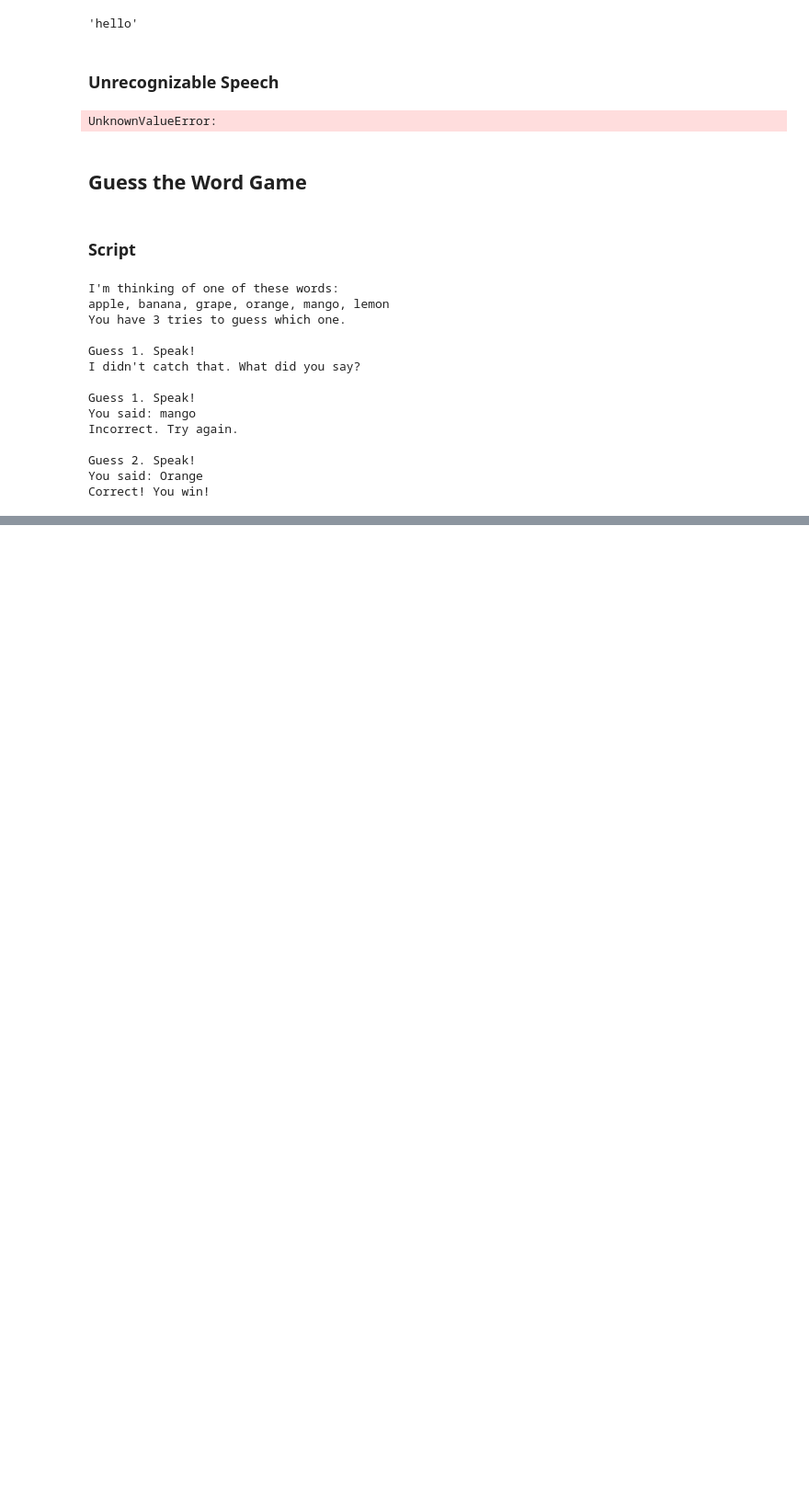
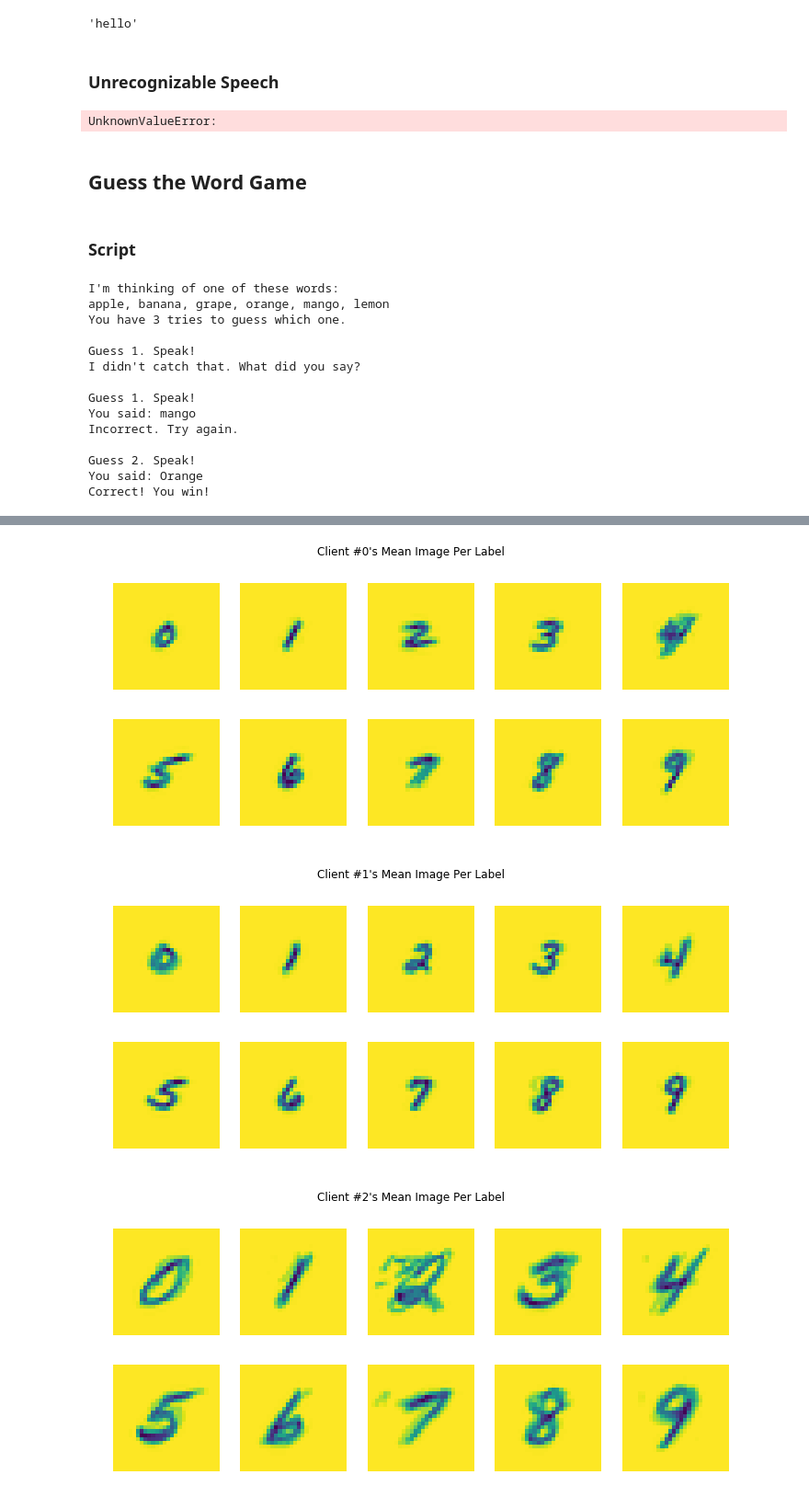
Before and after one commit to dartmouth-cs98/hack-a-thing-1-shreyas, a Jupyter notebook: python-ML-tutorial.ipynb, the cells around one changed output, grey strips where cells are left out. Shown: that part at 92% size. Saved outputs shown, nothing was run; the diff lists cells and outputs as text; code cells hidden in the pictures; blank space fills up the shorter version.

```diff
--- a/python-ML-tutorial.ipynb
+++ b/python-ML-tutorial.ipynb
@@ -495,0 +583,21 @@ Correct! You win!
+# %%
+# Each client has different mean images, meaning each client will be nudging
+# the model in their own directions locally.
+
+for i in range(5):
+  client_dataset = emnist_train.create_tf_dataset_for_client(
+      emnist_train.client_ids[i])
+  plot_data = collections.defaultdict(list)
+  for example in client_dataset:
+    plot_data[example['label'].numpy()].append(example['pixels'].numpy())
+  f = plt.figure(i, figsize=(12, 5))
+  f.suptitle("Client #{}'s Mean Image Per Label".format(i))
+  for j in range(10):
+    mean_img = np.mean(plot_data[j], 0)
+    plt.subplot(2, 5, j+1)
+    plt.imshow(mean_img.reshape((28, 28)))
+    plt.axis('off')
+# %% [output]
+[figure, added]
+[figure, added]
+[figure, added]
```
Also changed, not shown: parts of 33 cells of this notebook.
